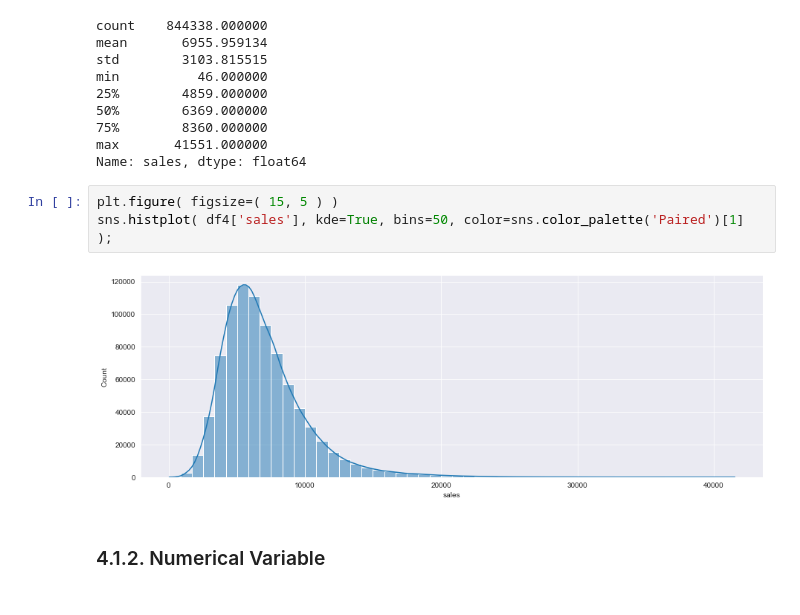
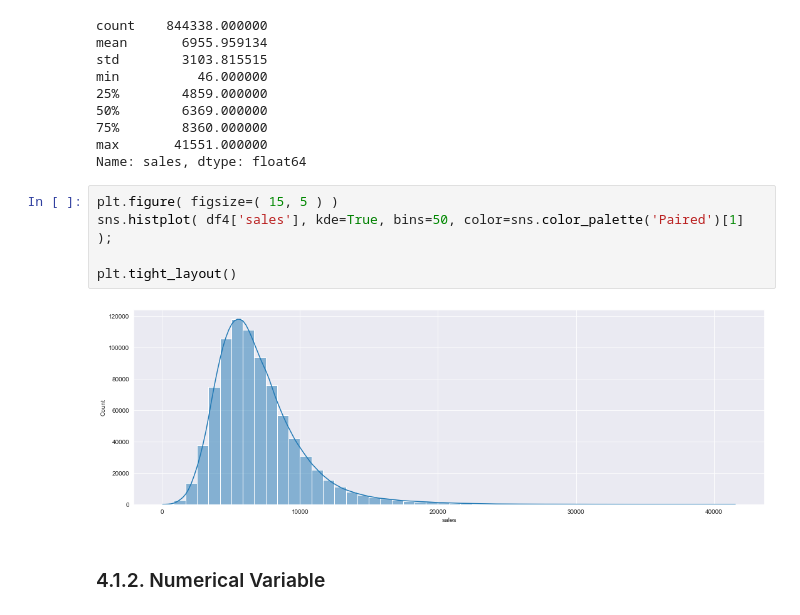
Before and after one commit to Marcoslsl/DataScienceProduction, a Jupyter notebook: m03_store_sales_prediction.ipynb, the cells around one changed output. Cells and saved outputs as stored; diff of their text form.

```diff
--- a/m03_store_sales_prediction.ipynb
+++ b/m03_store_sales_prediction.ipynb
@@ -491,8 +508,10 @@ Name: sales, dtype: float64
 # %%
 plt.figure( figsize=( 15, 5 ) )
 sns.histplot( df4['sales'], kde=True, bins=50, color=sns.color_palette('Paired')[1] );
+
+plt.tight_layout()
 # %% [output]
-[figure, old version]
+[figure, new version]
 # %% [markdown]
 ### 4.1.2. Numerical Variable
 # %% [markdown]
```
Also changed, not shown: parts of 34 cells of this notebook, 1 other file.
